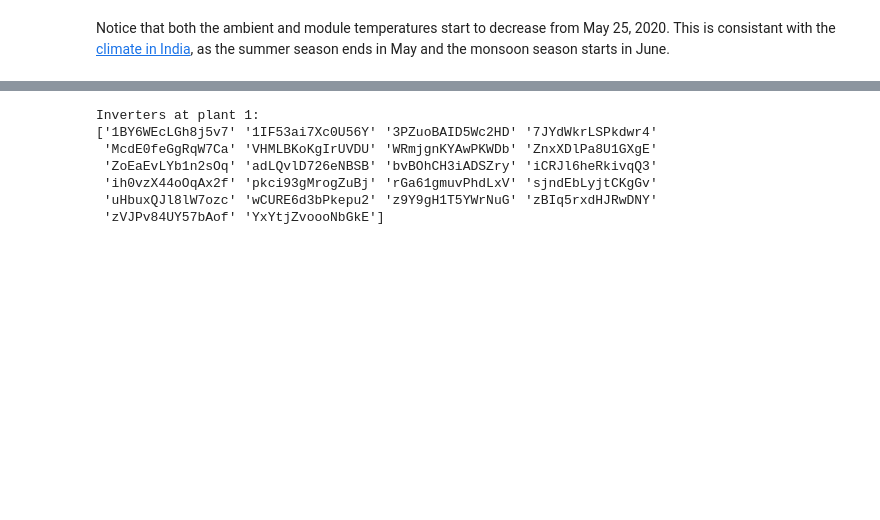
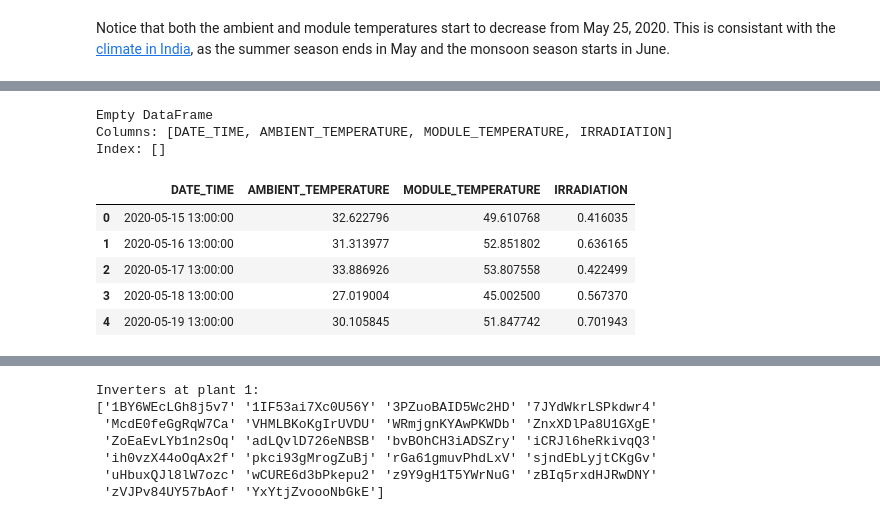
Before and after one commit to charitarthchugh/solar-india, a Jupyter notebook: solar-india.ipynb, the cells around one changed output, grey strips where cells are left out. Saved outputs shown, nothing was run; the diff lists cells and outputs as text; code cells hidden in the pictures; blank space fills up the shorter version.

```diff
--- a/solar-india.ipynb
+++ b/solar-india.ipynb
@@ -292,0 +318,28 @@ NameError: name 'commit' is not defined
+# %%
+tmp=weather_sensor_df()
+df=pd.DataFrame(columns=tmp.columns)
+tmp.DATE_TIME.dt.hour[13]
+for i in tmp.index:
+    time=tmp.DATE_TIME[i]
+    if time.hour==13 and time.minute==0:
+        dict={
+            df.columns[0]:time,
+            df.columns[1]:tmp.AMBIENT_TEMPERATURE[i],
+            df.columns[2]:tmp.MODULE_TEMPERATURE[i],
+            df.columns[3]:tmp.IRRADIATION[i],
+        }
+        df=df.append(dict,ignore_index=True)
+        #tmp12.append(arr)
+    #  if i.hour==13 and i.minute==0:
+    #      tmp12.append()
+df.head()
+# %% [output]
+Empty DataFrame
+Columns: [DATE_TIME, AMBIENT_TEMPERATURE, MODULE_TEMPERATURE, IRRADIATION]
+Index: []
+|  | DATE_TIME | AMBIENT_TEMPERATURE | MODULE_TEMPERATURE | IRRADIATION |
+| 0 | 2020-05-15 13:00:00 | 32.622796 | 49.610768 | 0.416035 |
+| 1 | 2020-05-16 13:00:00 | 31.313977 | 52.851802 | 0.636165 |
+| 2 | 2020-05-17 13:00:00 | 33.886926 | 53.807558 | 0.422499 |
+| 3 | 2020-05-18 13:00:00 | 27.019004 | 45.002500 | 0.567370 |
+| 4 | 2020-05-19 13:00:00 | 30.105845 | 51.847742 | 0.701943 |
```
Also changed, not shown: parts of 20 cells of this notebook, 1 other file.
